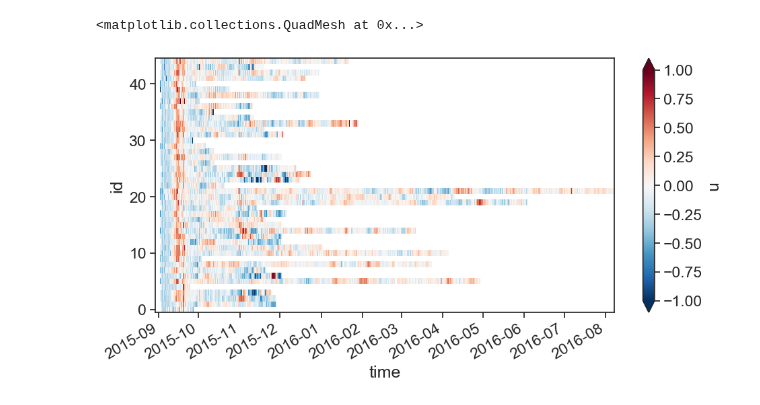
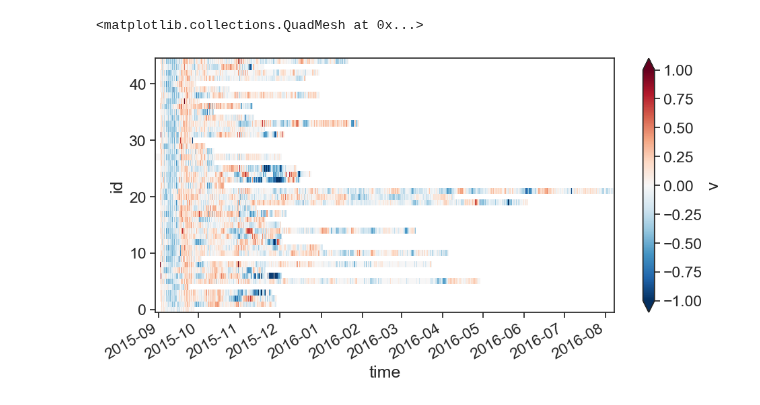
Before and after one commit to sessink/velocity_gradients, a Jupyter notebook: notebooks/vorticity_calculation_manual.ipynb, the cells around one changed output. Drawn from its saved outputs; the diff is of its cells as text; code cells hidden in the pictures.

```diff
--- a/notebooks/vorticity_calculation_manual.ipynb
+++ b/notebooks/vorticity_calculation_manual.ipynb
@@ -51,20 +51,20 @@ for drif in data.index.unique():
 # %%
 ds = xr.concat( liste, dim='id')
 # %%
+ds['sal'] = ds.sal.where( (ds.sal>20) &  (ds.sal<35))
+
 ds['u'] = np.real( ds.uv )/100
 ds['v'] = np.imag( ds.uv )/100
-ds['sal'] = ds.sal.where( (ds.sal>20) &  (ds.sal<35))
+ds['u'] = ds.u.where( (ds.u>-1.5) &  (ds.u<1.5))
+ds['v'] = ds.v.where( (ds.v>-1.5) &  (ds.v<1.5))
+
 ds = ds.drop(['uv_filt','uv','lon_filt','lat_filt'])
 ds.to_netcdf('../data/dask/posveldata_xr.nc')
-# %%
-ds = xr.open_dataset('../data/dask/posveldata_xr.nc')
-# %%
-ds = ds.persist()
 # %%
-ds.u.plot(vmin=-1,vmax=1, cmap='RdBu_r')
+ds.v.plot(vmin=-1,vmax=1, cmap='RdBu_r')
 # %% [output]
 <matplotlib.collections.QuadMesh at 0x...>
-[figure, old version]
+[figure, new version]
 # %%
 from scipy.special import comb
 from itertools import combinations
```
Also changed, not shown: parts of 14 cells of this notebook.
